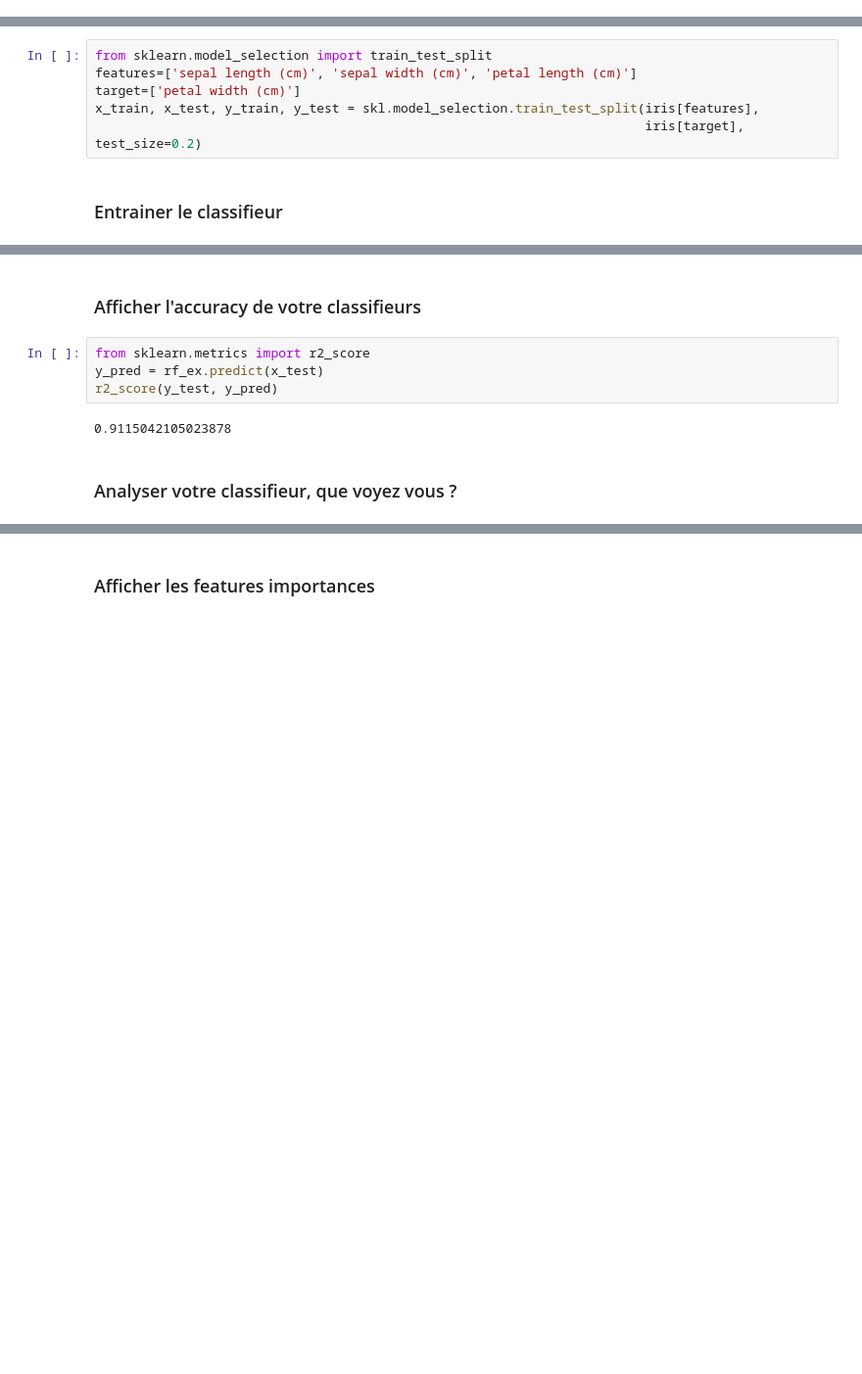
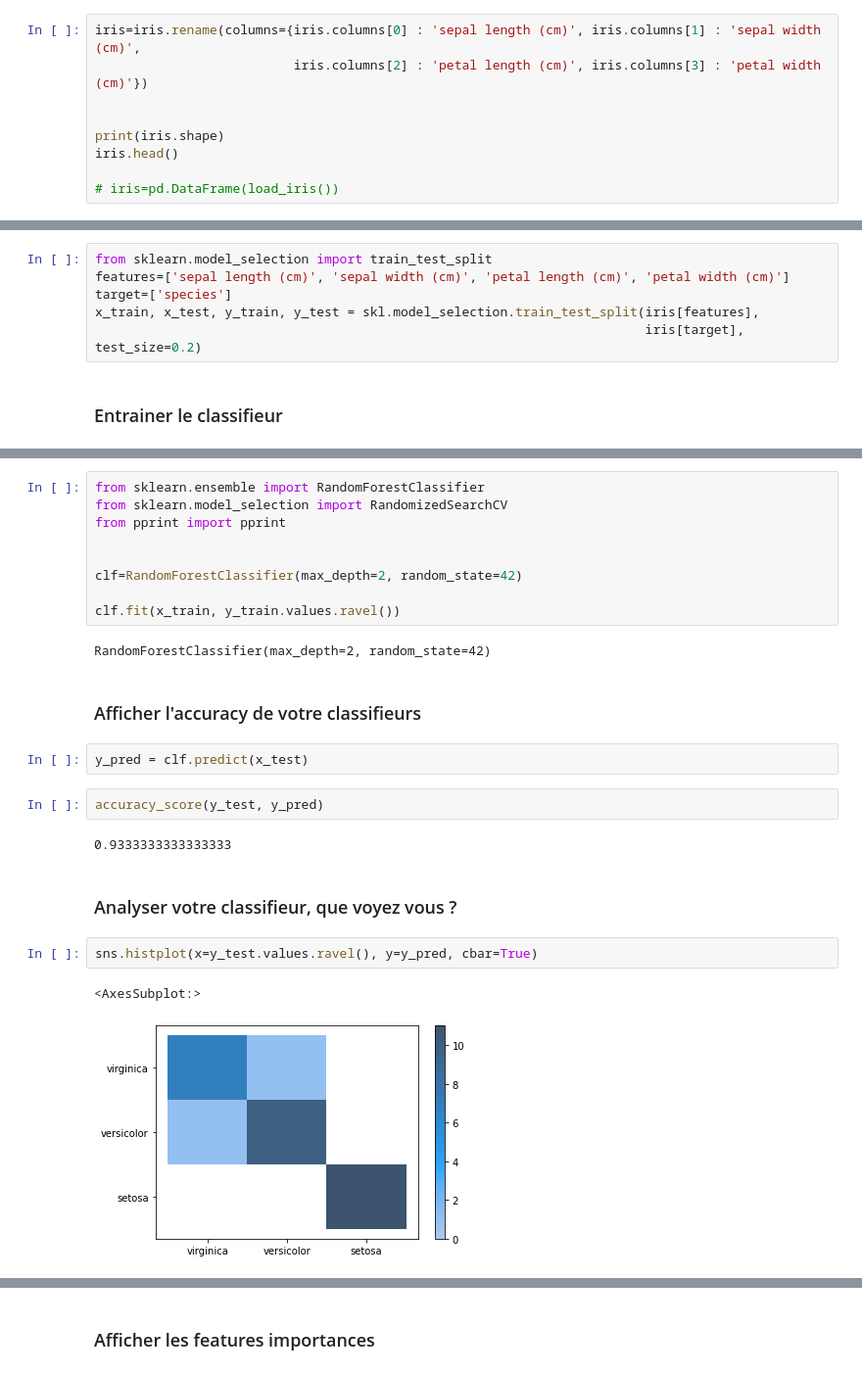
Before and after one commit to OFloyd/formation_greta, a Jupyter notebook: exos/exo_22_02_random_forest/RandomForestIRIS.ipynb, the cells around one changed output, grey strips where cells are left out. Shown: that part at 98% size. Drawn from its saved outputs; the diff is of its cells as text; blank space fills up the shorter version.

```diff
--- a/exos/exo_22_02_random_forest/RandomForestIRIS.ipynb
+++ b/exos/exo_22_02_random_forest/RandomForestIRIS.ipynb
@@ -49,0 +19,9 @@ iris.describe()
+# %%
+iris=iris.rename(columns={iris.columns[0] : 'sepal length (cm)', iris.columns[1] : 'sepal width (cm)',
+                          iris.columns[2] : 'petal length (cm)', iris.columns[3] : 'petal width (cm)'})
+
+
+print(iris.shape)
+iris.head()
+
+# iris=pd.DataFrame(load_iris())
@@ -51,8 +41,8 @@ iris.describe()
 ### Définir les variables features et la target & effectuer un split
 # %%
 from sklearn.model_selection import train_test_split
-features=['sepal length (cm)', 'sepal width (cm)', 'petal length (cm)']
-target=['petal width (cm)']
+features=['sepal length (cm)', 'sepal width (cm)', 'petal length (cm)', 'petal width (cm)']
+target=['species']
 x_train, x_test, y_train, y_test = skl.model_selection.train_test_split(iris[features],
                                                                         iris[target], test_size=0.2)
 # %% [markdown]
@@ -102,10 +50,26 @@ Fitting 3 folds for each of 100 candidates, totalling 300 fits
+# %%
+from sklearn.ensemble import RandomForestClassifier
+from sklearn.model_selection import RandomizedSearchCV
+from pprint import pprint
+
+
+clf=RandomForestClassifier(max_depth=2, random_state=42)
+
+clf.fit(x_train, y_train.values.ravel())
+# %% [output]
+RandomForestClassifier(max_depth=2, random_state=42)
 # %% [markdown]
 ### Afficher l'accuracy de votre classifieurs
-# %%
-from sklearn.metrics import r2_score
-y_pred = rf_ex.predict(x_test)
-r2_score(y_test, y_pred)
-# %% [output]
-0.9115042105023878
+# %%
+y_pred = clf.predict(x_test)
+# %%
+accuracy_score(y_test, y_pred)
+# %% [output]
+0.9333333333333333
 # %% [markdown]
 ### Analyser votre classifieur, que voyez vous ?
+# %%
+sns.histplot(x=y_test.values.ravel(), y=y_pred, cbar=True)
+# %% [output]
+<AxesSubplot:>
+[figure, added]
```
Also changed, not shown: parts of 9 cells of this notebook, 1 other file.
